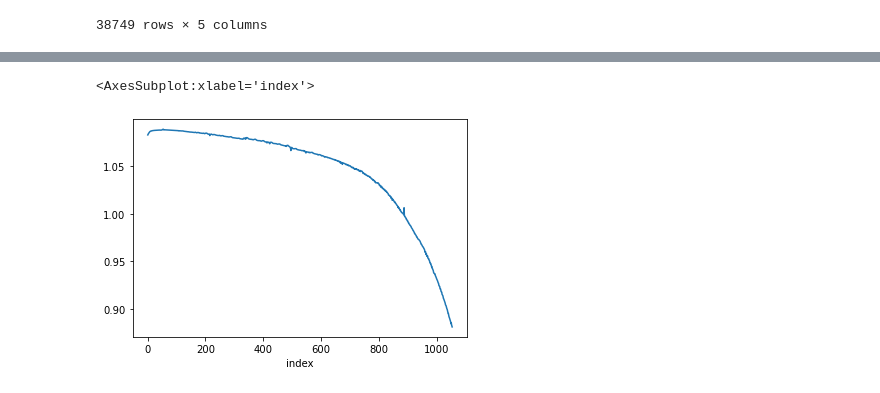
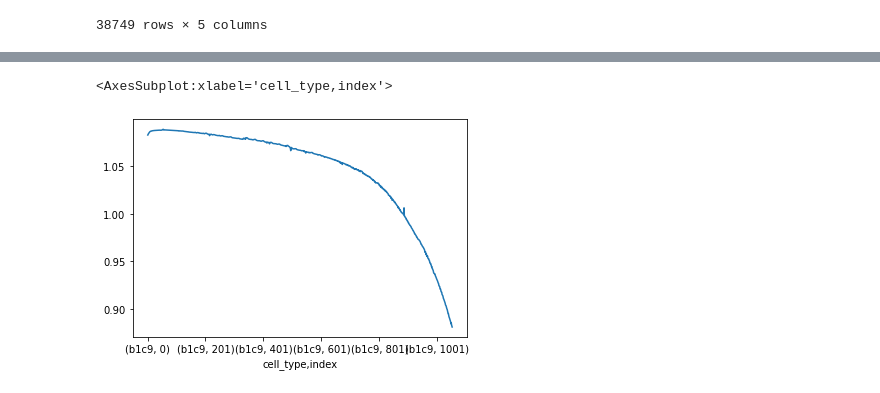
Before and after one commit to EmadZero/Battery-Aging-ML-Prediction, a Jupyter notebook: eda/tri_eda.ipynb, the cells around one changed output, grey strips where cells are left out. Drawn from its saved outputs; the diff is of its cells as text; code cells hidden in the pictures.

```diff
--- a/eda/tri_eda.ipynb
+++ b/eda/tri_eda.ipynb
@@ -133,4 +133,4 @@ features
 |  | 1052 | 4.444758 | 1.599785 | 3.046391 | 0.492141 | -4.000521 |
 38749 rows × 5 columns
 # %%
-target = discharge_all_cycles.groupby(["cell_type", "index"]).Qd.max()
+features["label"] = discharge_all_cycles.groupby(["cell_type", "index"]).Qd.max()
@@ -153,6 +155,6 @@ Name: Qd, Length: 38765, dtype: float64
 # %%
 idx = pd.IndexSlice
-target[idx['b1c9', :]].plot()
+features.loc[idx['b1c9', :], "label"].plot()
 # %% [output]
-<AxesSubplot:xlabel='index'>
+<AxesSubplot:xlabel='cell_type,index'>
-[figure, old version]
+[figure, new version]
```
Also changed, not shown: parts of 22 cells of this notebook.
